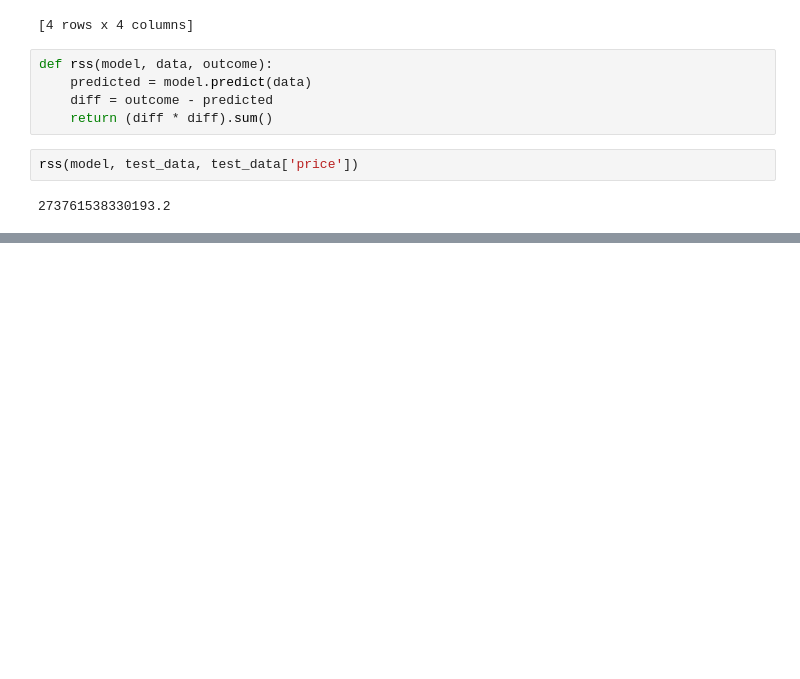
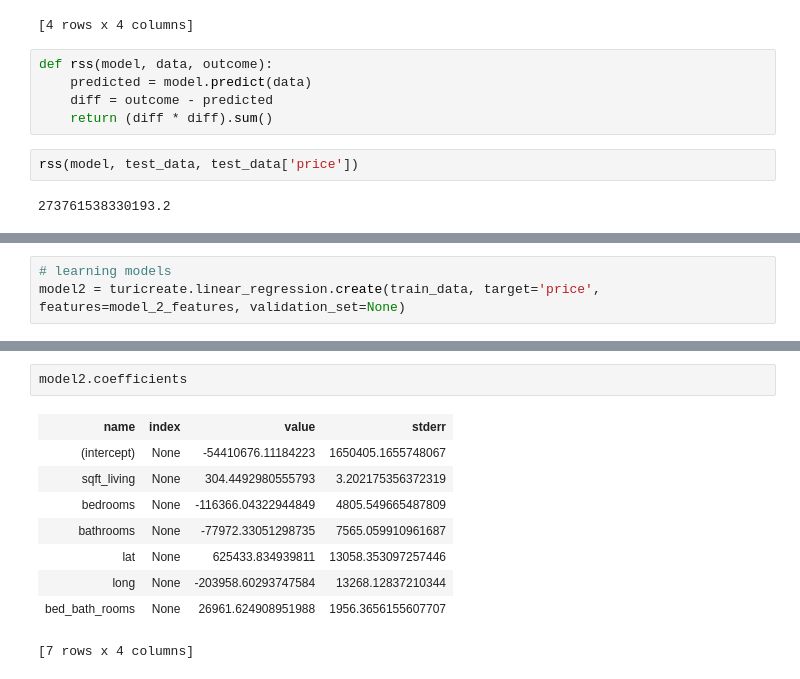
Before and after one commit to AkhilVinayakp/machine_Learning_Algorithms_python, a Jupyter notebook: regression/multiple_reg.ipynb, the cells around one changed output, grey strips where cells are left out. Cells and saved outputs as stored; diff of their text form; blank space fills up the shorter version.

```diff
--- a/regression/multiple_reg.ipynb
+++ b/regression/multiple_reg.ipynb
@@ -49,0 +87,3 @@ rss(model, test_data, test_data['price'])
+# %%
+# learning models
+model2 = turicreate.linear_regression.create(train_data, target='price', features=model_2_features, validation_set=None)
@@ -49,0 +132,12 @@ rss(model, test_data, test_data['price'])
+# %%
+model2.coefficients
+# %% [output]
+| name | index | value | stderr |
+| (intercept) | None | -54410676.11184223 | 1650405.1655748067 |
+| sqft_living | None | 304.4492980555793 | 3.202175356372319 |
+| bedrooms | None | -116366.04322944849 | 4805.549665487809 |
+| bathrooms | None | -77972.33051298735 | 7565.059910961687 |
+| lat | None | 625433.834939811 | 13058.353097257446 |
+| long | None | -203958.60293747584 | 13268.12837210344 |
+| bed_bath_rooms | None | 26961.624908951988 | 1956.3656155607707 |
+[7 rows x 4 columns]
```
Also changed, not shown: parts of 14 cells of this notebook.
